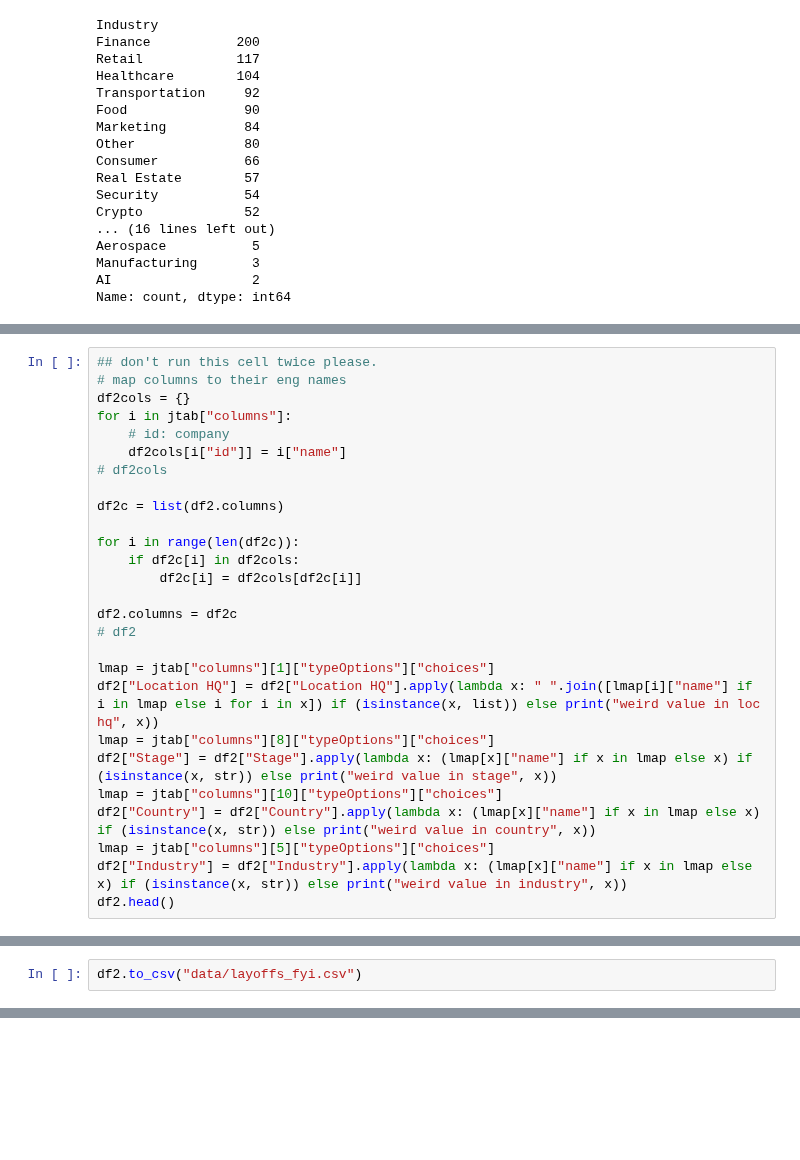
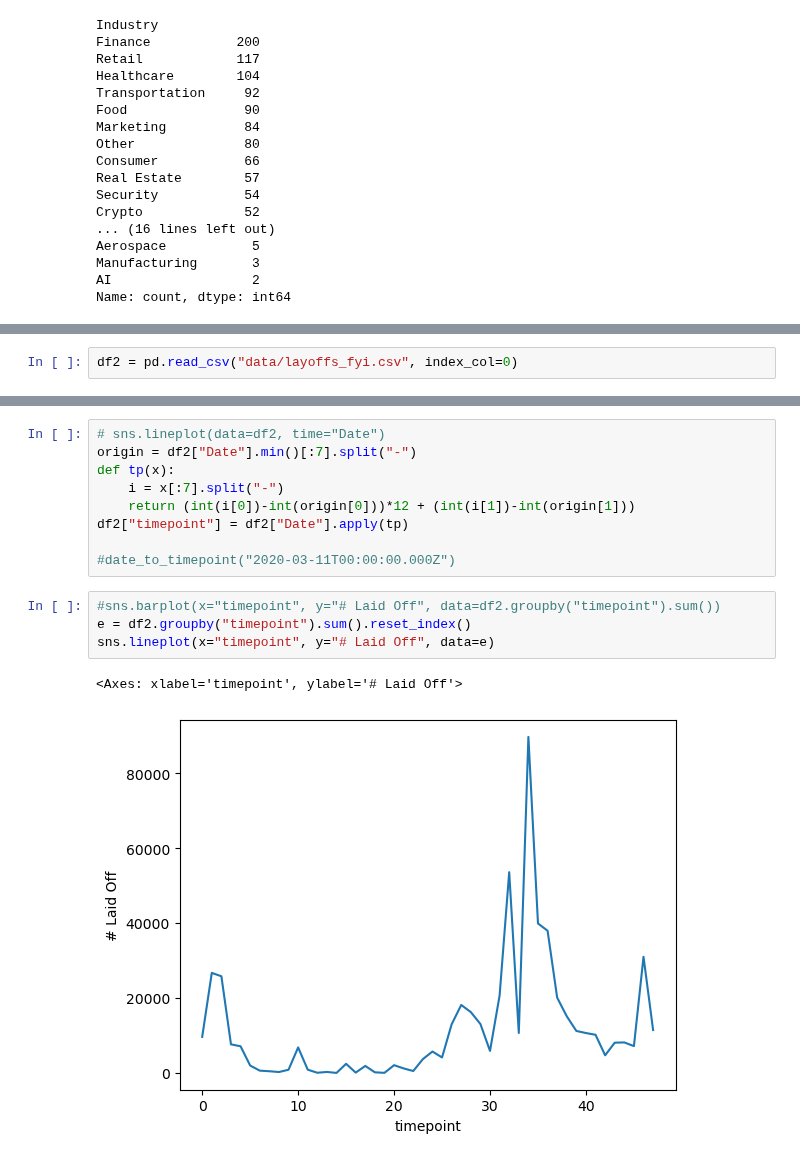
Before and after one commit to COGS108/Group019_WI24, a Jupyter notebook: Matthew.ipynb, the cells around one changed output, grey strips where cells are left out. Cells and saved outputs as stored; diff of their text form; blank space fills up the shorter version.

```diff
--- a/Matthew.ipynb
+++ b/Matthew.ipynb
@@ -221,27 +224,0 @@ df2 = pd.DataFrame.from_records(j_entries)
-# %%
-## don't run this cell twice please.
-# map columns to their eng names
-df2cols = {}
-for i in jtab["columns"]:
-    # id: company
-    df2cols[i["id"]] = i["name"]
-# df2cols
-
-df2c = list(df2.columns)
-
-for i in range(len(df2c)):
-    if df2c[i] in df2cols:
-        df2c[i] = df2cols[df2c[i]]
-
-df2.columns = df2c
-# df2
-
-lmap = jtab["columns"][1]["typeOptions"]["choices"]
-df2["Location HQ"] = df2["Location HQ"].apply(lambda x: " ".join([lmap[i]["name"] if i in lmap else i for i in x]) if (isinstance(x, list)) else print("weird value in loc hq", x))
-lmap = jtab["columns"][8]["typeOptions"]["choices"]
-df2["Stage"] = df2["Stage"].apply(lambda x: (lmap[x]["name"] if x in lmap else x) if (isinstance(x, str)) else print("weird value in stage", x))
-lmap = jtab["columns"][10]["typeOptions"]["choices"]
-df2["Country"] = df2["Country"].apply(lambda x: (lmap[x]["name"] if x in lmap else x) if (isinstance(x, str)) else print("weird value in country", x))
-lmap = jtab["columns"][5]["typeOptions"]["choices"]
-df2["Industry"] = df2["Industry"].apply(lambda x: (lmap[x]["name"] if x in lmap else x) if (isinstance(x, str)) else print("weird value in industry", x))
-df2.head()
@@ -264,2 +225,2 @@ weird value in industry nan
 # %%
-df2.to_csv("data/layoffs_fyi.csv")
+df2 = pd.read_csv("data/layoffs_fyi.csv", index_col=0)
@@ -265,0 +269,16 @@ df2.to_csv("data/layoffs_fyi.csv")
+# %%
+# sns.lineplot(data=df2, time="Date")
+origin = df2["Date"].min()[:7].split("-")
+def tp(x):
+    i = x[:7].split("-")
+    return (int(i[0])-int(origin[0]))*12 + (int(i[1])-int(origin[1]))
+df2["timepoint"] = df2["Date"].apply(tp)
+
+#date_to_timepoint("2020-03-11T00:00:00.000Z")
+# %%
+#sns.barplot(x="timepoint", y="# Laid Off", data=df2.groupby("timepoint").sum())
+e = df2.groupby("timepoint").sum().reset_index()
+sns.lineplot(x="timepoint", y="# Laid Off", data=e)
+# %% [output]
+<Axes: xlabel='timepoint', ylabel='# Laid Off'>
+[figure, added]
```
Also changed, not shown: parts of 9 cells of this notebook, 1 other file.
